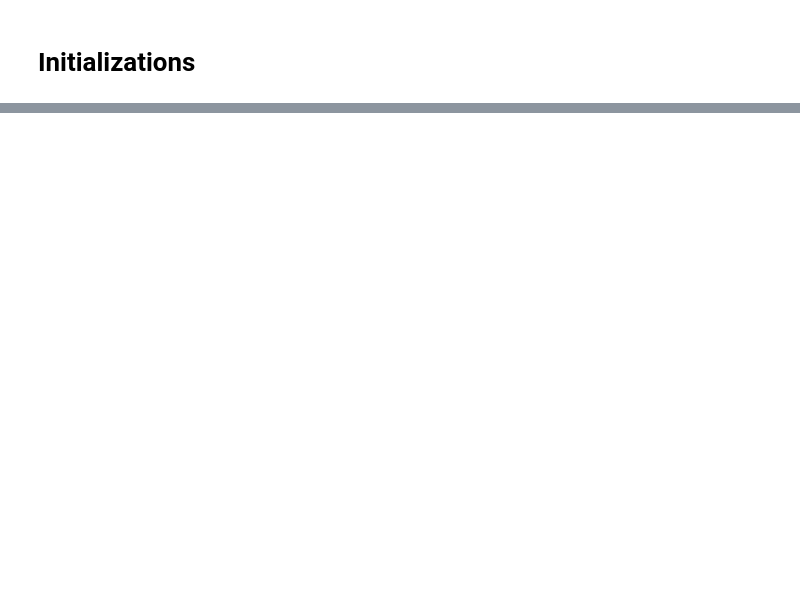
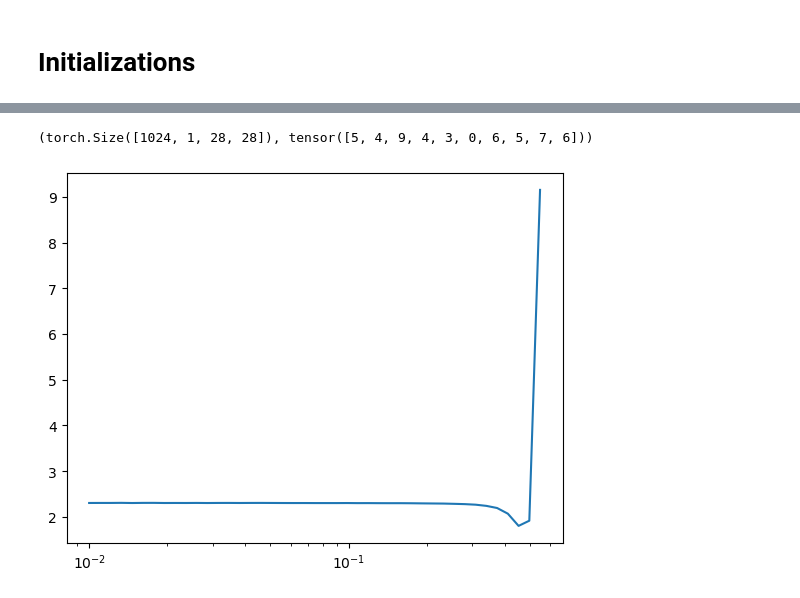
Before and after one commit to bachaudhry/FastAI-22-23, a Jupyter notebook: course_part_2/11_initializing.ipynb, the cells around one changed output, grey strips where cells are left out. Saved outputs shown, nothing was run; the diff lists cells and outputs as text; code cells hidden in the pictures; blank space fills up the shorter version.

```diff
--- a/course_part_2/11_initializing.ipynb
+++ b/course_part_2/11_initializing.ipynb
@@ -2,0 +47,34 @@
+# %%
+# Load Data and run inplace transformations
+xl, yl = 'image', 'label'
+name = "fashion_mnist"
+dsd = load_dataset(name)
+
+@inplace
+def transformi(b): b[xl] = [TF.to_tensor(o) for o in b[xl]]
+
+# Batch size and transforms
+bs = 1024
+tds = dsd.with_transform(transformi)
+# %%
+# Load the data onto Dataloader and create batches
+dls = DataLoaders.from_dd(tds, bs, num_workers=4)
+dt = dls.train
+xb, yb = next(iter(dt))
+xb.shape, yb[:10]
+# %% [output]
+(torch.Size([1024, 1, 28, 28]), tensor([5, 4, 9, 4, 3, 0, 6, 5, 7, 6]))
+# %%
+# Setup model
+def get_model():
+    return nn.Sequential(conv(1, 8),
+                         conv(8, 16),
+                         conv(16, 32),
+                         conv(32, 64),
+                         conv(64, 10, act=False),
+                         nn.Flatten()).to(def_device)
+# %%
+# Find a good learning rate using the LR Finder
+MomentumLearner(get_model(), dls, F.cross_entropy, cbs=[DeviceCB()]).lr_find(gamma=1.1, start_lr=1e-2)
+# %% [output]
+[figure, added]
```
Also changed, not shown: parts of 8 cells of this notebook.
